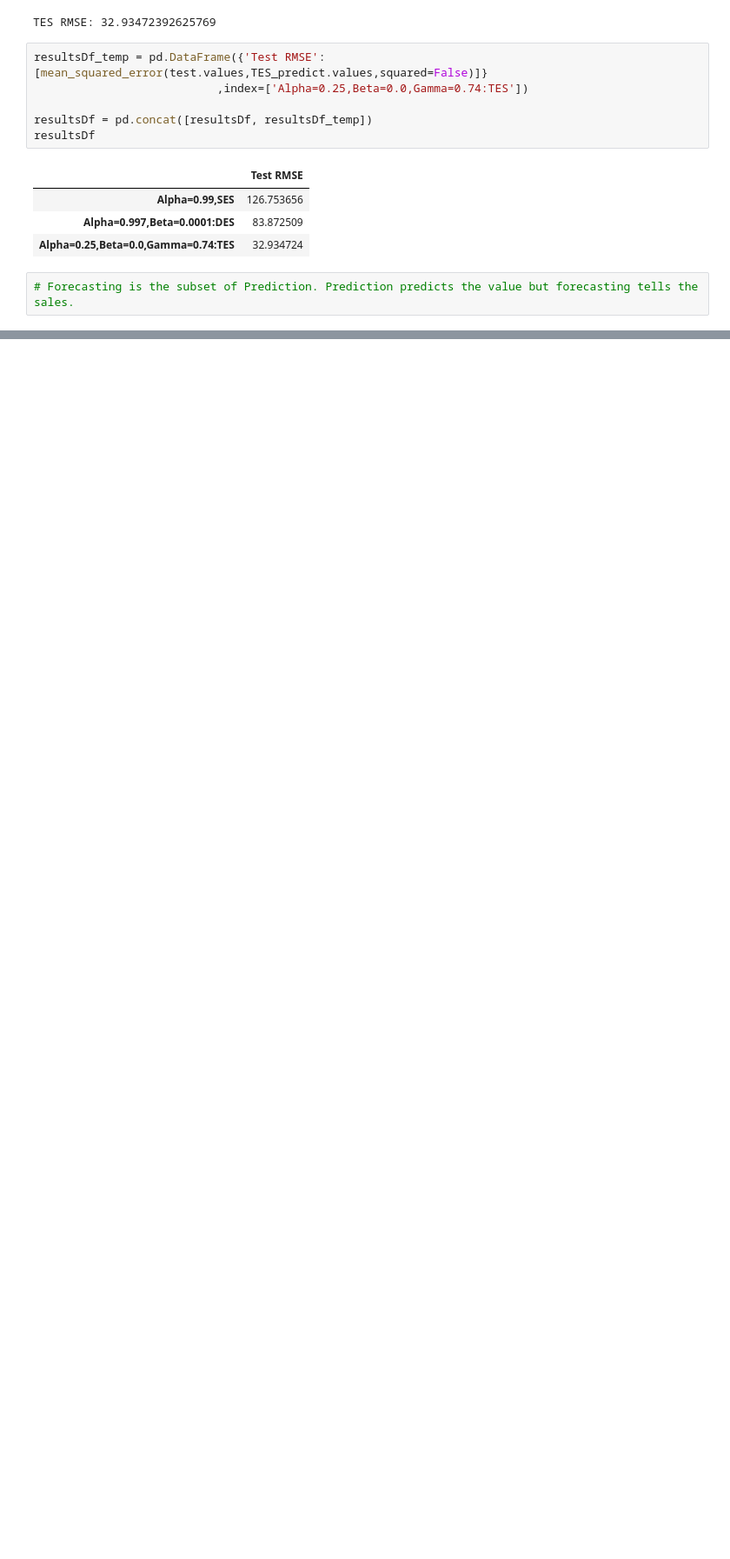
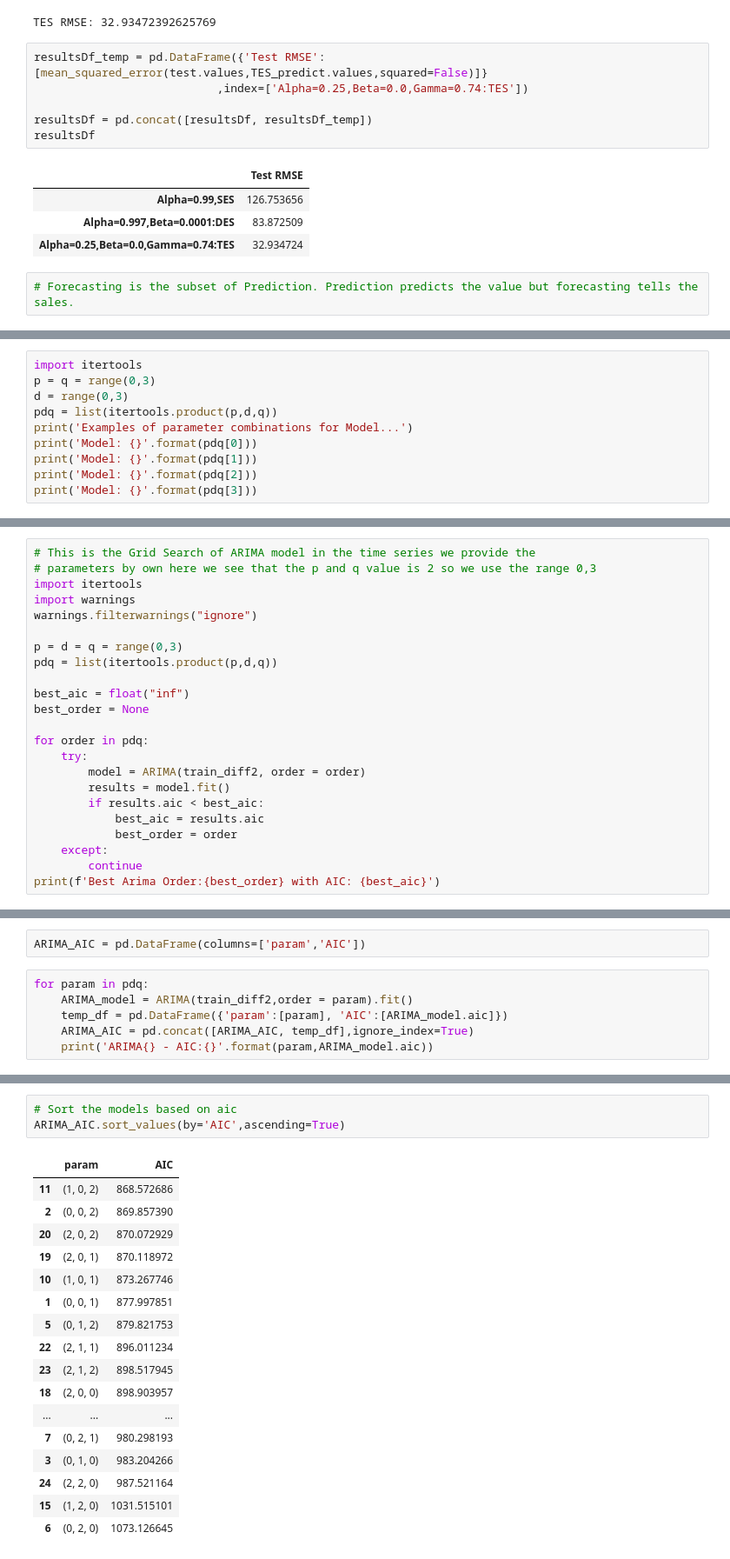
Before and after one commit to KomalKashani/CLASS_NOTES, a Jupyter notebook: Machine Learning/Time Series Forecasting/Time Series Forecasting.ipynb, the cells around one changed output, grey strips where cells are left out. Shown at 87% size. Saved outputs shown, nothing was run; the diff lists cells and outputs as text; blank space fills up the shorter version.

```diff
--- a/Machine Learning/Time Series Forecasting/Time Series Forecasting.ipynb
+++ b/Machine Learning/Time Series Forecasting/Time Series Forecasting.ipynb
@@ -497,0 +619,10 @@ resultsDf
+# %%
+import itertools
+p = q = range(0,3)
+d = range(0,3)
+pdq = list(itertools.product(p,d,q))
+print('Examples of parameter combinations for Model...')
+print('Model: {}'.format(pdq[0]))
+print('Model: {}'.format(pdq[1]))
+print('Model: {}'.format(pdq[2]))
+print('Model: {}'.format(pdq[3]))
@@ -497,0 +635,23 @@ resultsDf
+# %%
+# This is the Grid Search of ARIMA model in the time series we provide the
+# parameters by own here we see that the p and q value is 2 so we use the range 0,3
+import itertools
+import warnings
+warnings.filterwarnings("ignore")
+
+p = d = q = range(0,3)
+pdq = list(itertools.product(p,d,q))
+
+best_aic = float("inf")
+best_order = None
+
+for order in pdq:
+    try:
+        model = ARIMA(train_diff2, order = order)
+        results = model.fit()
+        if results.aic < best_aic:
+            best_aic = results.aic
+            best_order = order
+    except:
+        continue
+print(f'Best Arima Order:{best_order} with AIC: {best_aic}')
@@ -497,0 +700,8 @@ resultsDf
+# %%
+ARIMA_AIC = pd.DataFrame(columns=['param','AIC'])
+# %%
+for param in pdq:
+    ARIMA_model = ARIMA(train_diff2,order = param).fit()
+    temp_df = pd.DataFrame({'param':[param], 'AIC':[ARIMA_model.aic]})
+    ARIMA_AIC = pd.concat([ARIMA_AIC, temp_df],ignore_index=True)
+    print('ARIMA{} - AIC:{}'.format(param,ARIMA_model.aic))
@@ -497,0 +726,21 @@ resultsDf
+# %%
+# Sort the models based on aic
+ARIMA_AIC.sort_values(by='AIC',ascending=True)
+# %% [output]
+|  | param | AIC |
+| 11 | (1, 0, 2) | 868.572686 |
+| 2 | (0, 0, 2) | 869.857390 |
+| 20 | (2, 0, 2) | 870.072929 |
+| 19 | (2, 0, 1) | 870.118972 |
+| 10 | (1, 0, 1) | 873.267746 |
+| 1 | (0, 0, 1) | 877.997851 |
+| 5 | (0, 1, 2) | 879.821753 |
+| 22 | (2, 1, 1) | 896.011234 |
+| 23 | (2, 1, 2) | 898.517945 |
+| 18 | (2, 0, 0) | 898.903957 |
+| ... | ... | ... |
+| 7 | (0, 2, 1) | 980.298193 |
+| 3 | (0, 1, 0) | 983.204266 |
+| 24 | (2, 2, 0) | 987.521164 |
+| 15 | (1, 2, 0) | 1031.515101 |
+| 6 | (0, 2, 0) | 1073.126645 |
```
Also changed, not shown: parts of 38 cells of this notebook.
